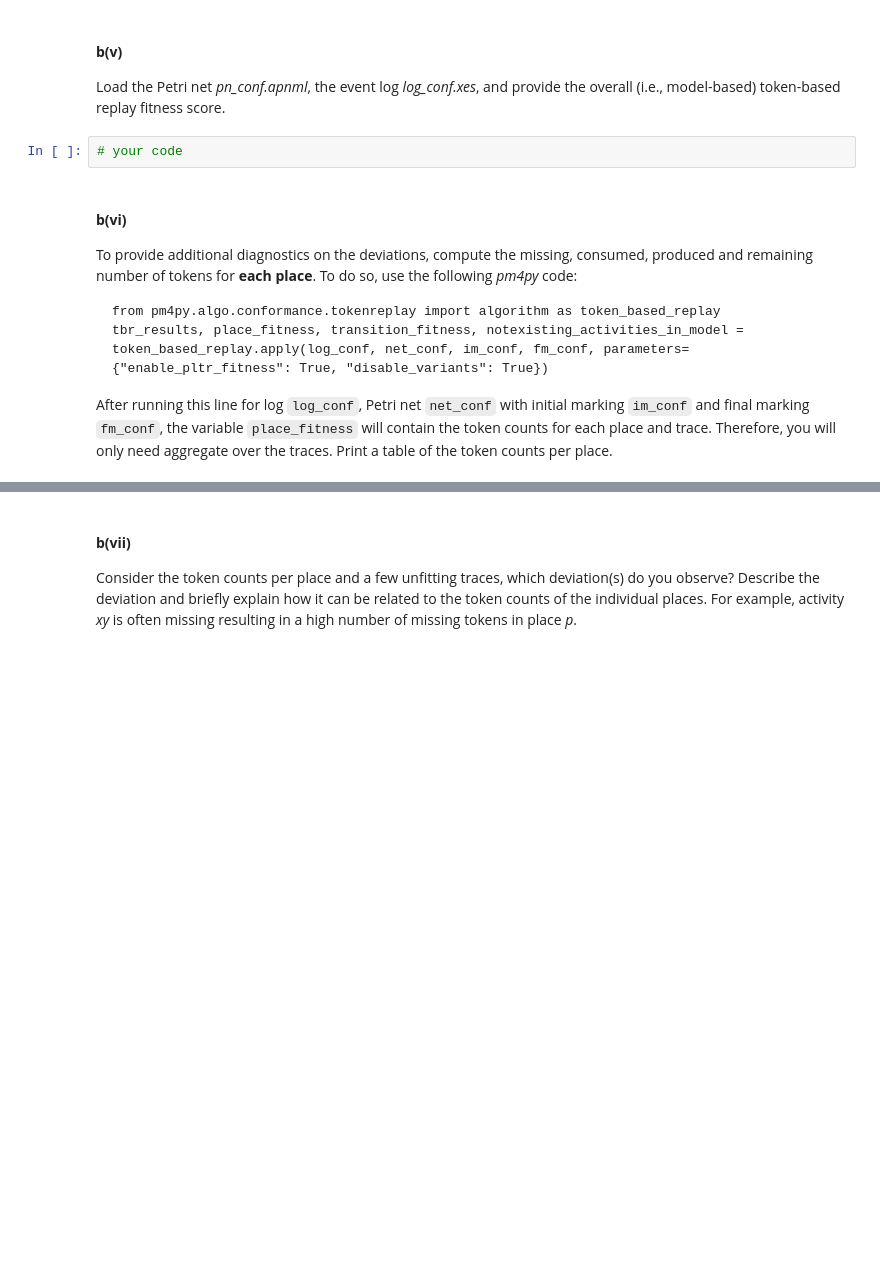
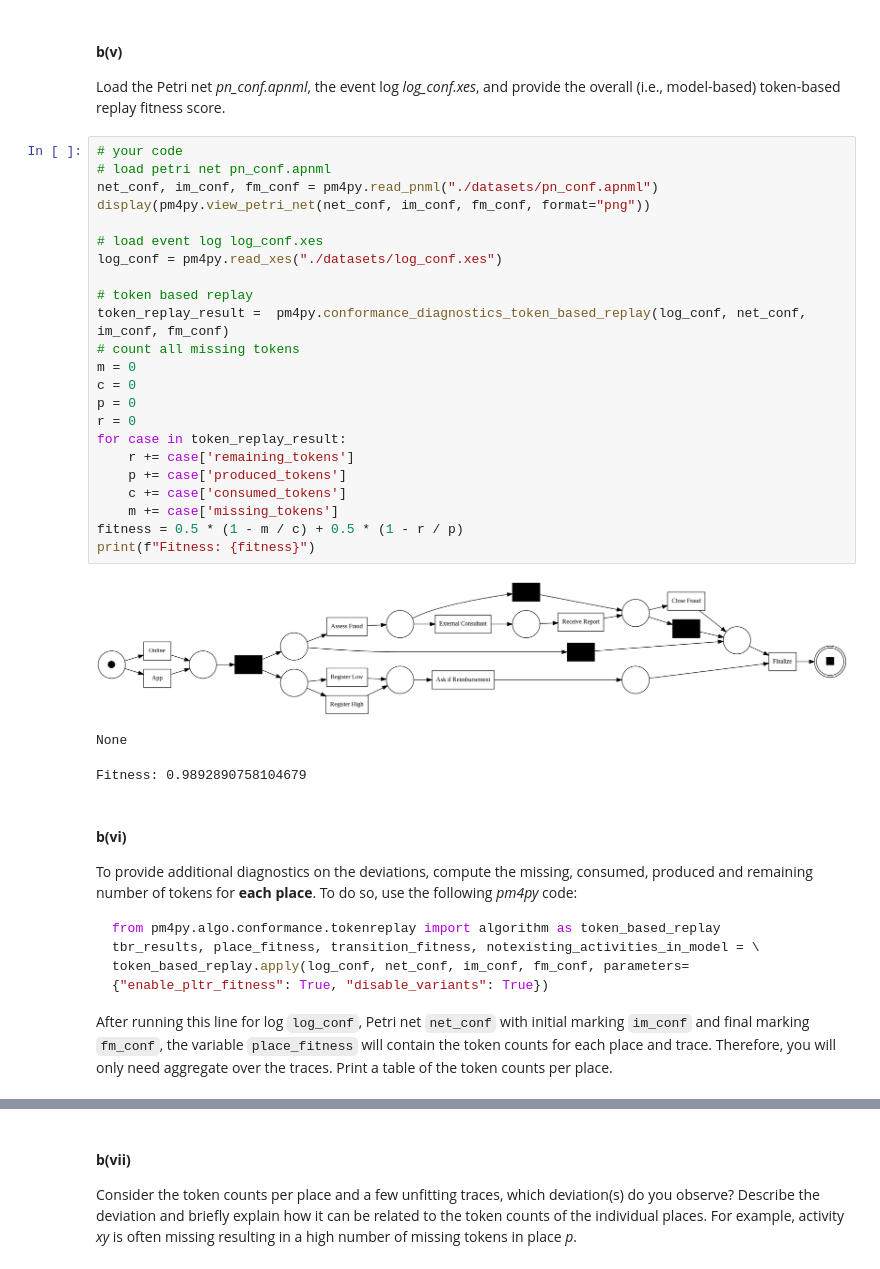
Before and after one commit to CodingTil/2022_23---Introduction-to-Data-Science---Exercises, a Jupyter notebook: assignment_2/assignment2.ipynb, the cells around one changed output, grey strips where cells are left out. Cells and saved outputs as stored; diff of their text form; blank space fills up the shorter version.

````diff
--- a/assignment_2/assignment2.ipynb
+++ b/assignment_2/assignment2.ipynb
@@ -1060,14 +1110,40 @@ In this task, you will again apply conformance checking by means of token-based
 Load the Petri net *pn_conf.apnml*, the event log *log_conf.xes*, and provide the overall (i.e., model-based) token-based replay fitness score.
 # %%
 # your code
+# load petri net pn_conf.apnml
+net_conf, im_conf, fm_conf = pm4py.read_pnml("./datasets/pn_conf.apnml")
+display(pm4py.view_petri_net(net_conf, im_conf, fm_conf, format="png"))
+
+# load event log log_conf.xes
+log_conf = pm4py.read_xes("./datasets/log_conf.xes")
+
+# token based replay
+token_replay_result =  pm4py.conformance_diagnostics_token_based_replay(log_conf, net_conf, im_conf, fm_conf)
+# count all missing tokens
+m = 0
+c = 0
+p = 0
+r = 0
+for case in token_replay_result:
+    r += case['remaining_tokens']
+    p += case['produced_tokens']
+    c += case['consumed_tokens']
+    m += case['missing_tokens']
+fitness = 0.5 * (1 - m / c) + 0.5 * (1 - r / p)
+print(f"Fitness: {fitness}")
+# %% [output]
+[figure, added]
+None
+Fitness: 0.9892890758104679
 # %% [markdown]
 #### **b(vi)**
 To provide additional diagnostics on the deviations, compute the missing, consumed, produced and remaining number of tokens for **each place**.
 To do so, use the following *pm4py* code:
-
-    from pm4py.algo.conformance.tokenreplay import algorithm as token_based_replay
-	tbr_results, place_fitness, transition_fitness, notexisting_activities_in_model =
-    token_based_replay.apply(log_conf, net_conf, im_conf, fm_conf, parameters={"enable_pltr_fitness": True, "disable_variants": True})
+```python
+from pm4py.algo.conformance.tokenreplay import algorithm as token_based_replay
+tbr_results, place_fitness, transition_fitness, notexisting_activities_in_model = \
+token_based_replay.apply(log_conf, net_conf, im_conf, fm_conf, parameters={"enable_pltr_fitness": True, "disable_variants": True})
+```
 
 After running this line for log `log_conf`, Petri net `net_conf` with initial marking `im_conf` and final marking `fm_conf`, the variable `place_fitness` will contain the token counts for each place and trace. Therefore, you will only need aggregate over the traces.
 Print a table of the token counts per place.
````
Also changed, not shown: parts of 16 cells of this notebook.
